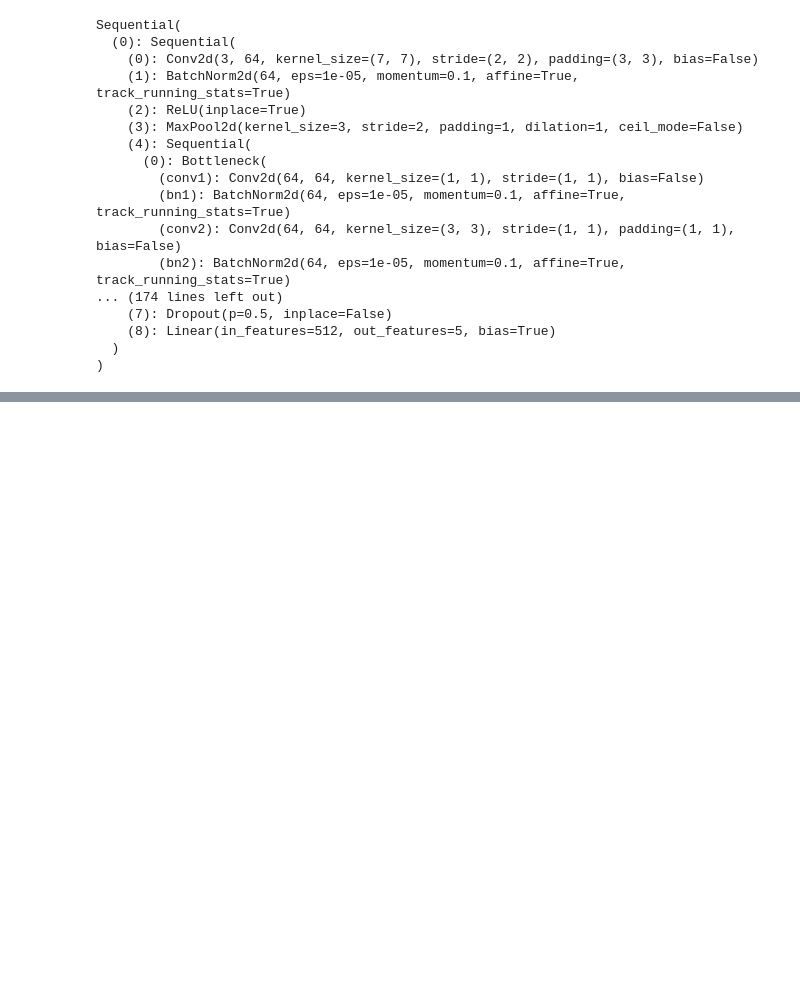
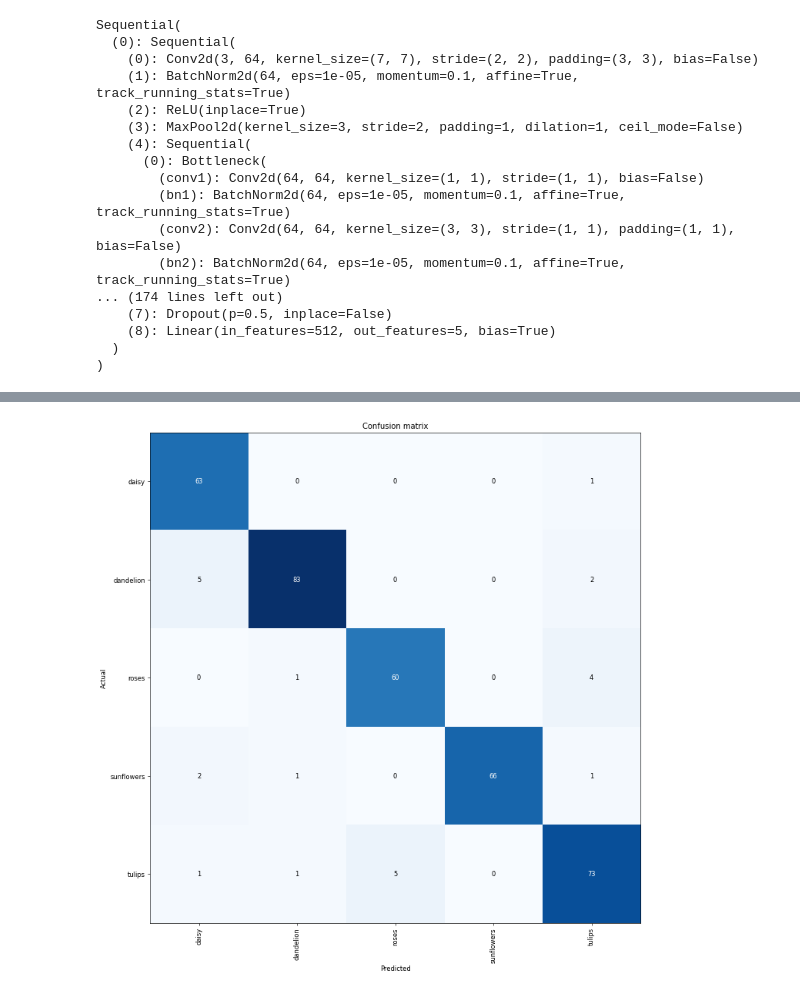
Before and after one commit to Cedric-Perauer/Homework_DM, a Jupyter notebook: flowers.ipynb, the cells around one changed output, grey strips where cells are left out. Cells and saved outputs as stored; diff of their text form; code cells hidden in the pictures; blank space fills up the shorter version.

```diff
--- a/flowers.ipynb
+++ b/flowers.ipynb
@@ -52,0 +75,4 @@ RuntimeError: CUDA out of memory. Tried to allocate 26.00 MiB (GPU 0; 3.95 GiB t
+# %%
+interp.plot_confusion_matrix(figsize=(12,12),dpi=60)
+# %% [output]
+[figure, added]
```
Also changed, not shown: parts of 19 cells of this notebook.
